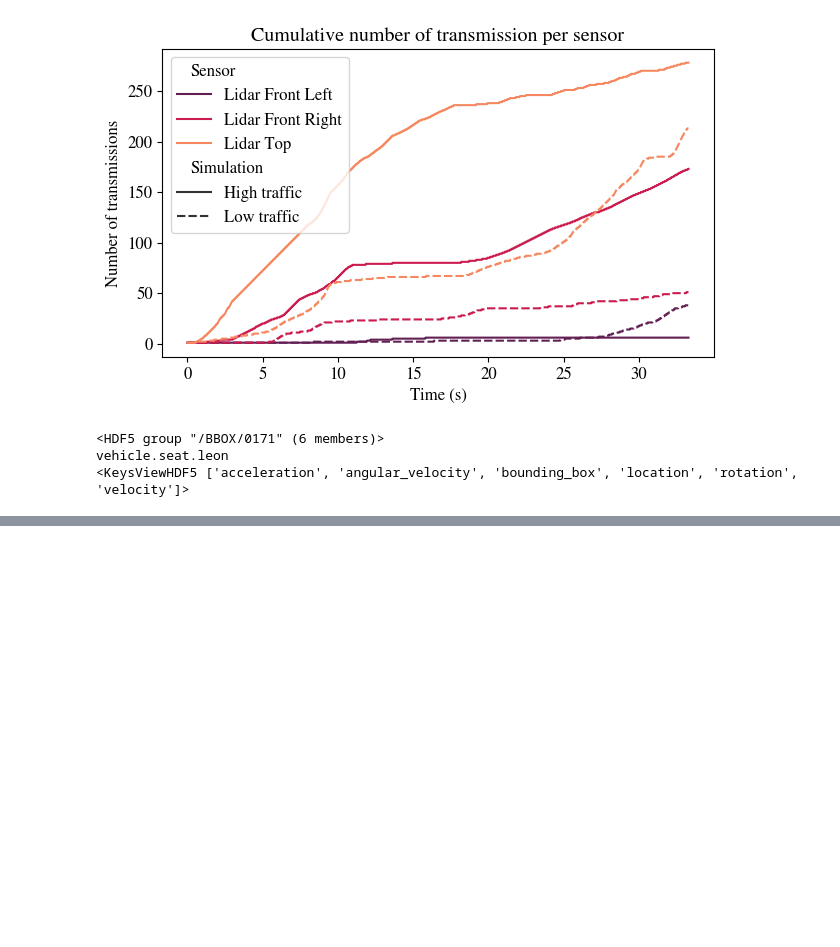
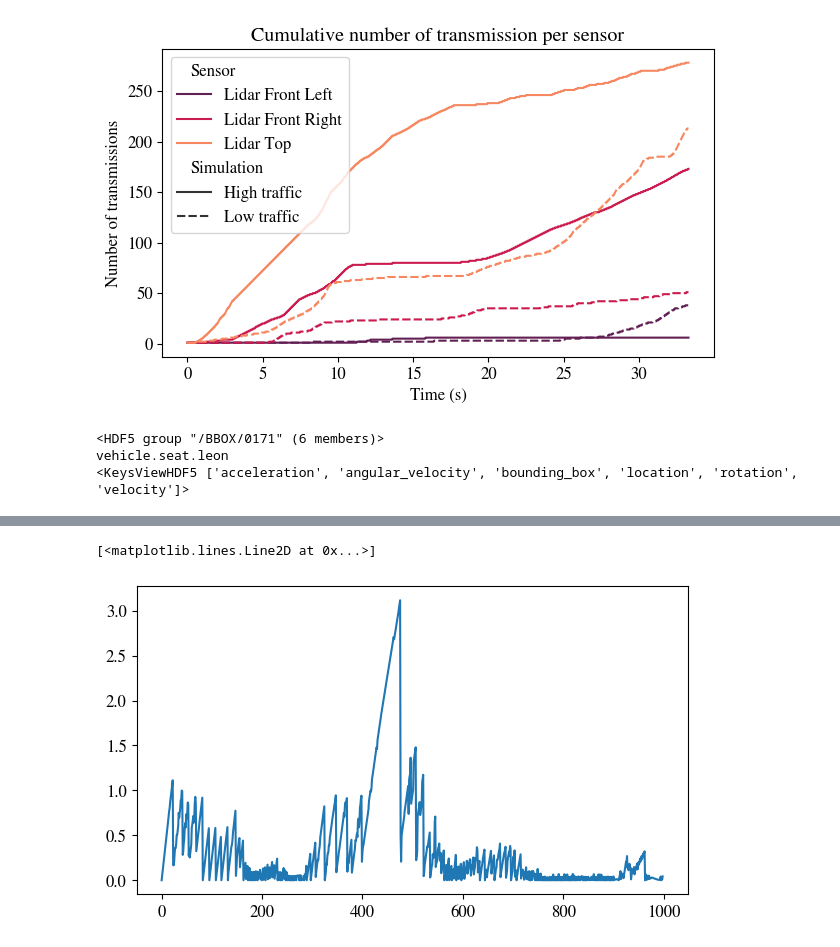
Before and after one commit to FilippoBragato/pqos-correlation, a Jupyter notebook: test.ipynb, the cells around one changed output, grey strips where cells are left out. Cells and saved outputs as stored; diff of their text form; code cells hidden in the pictures; blank space fills up the shorter version.

Commit message:
add simulation stats

```diff
--- a/test.ipynb
+++ b/test.ipynb
@@ -1664,0 +1709,10 @@ NameError: name 'o3d' is not defined
+# %%
+simlow = Simulation("t3low", Weather.Clear, Time.Sunset, [Sensor.LT, Sensor.LFL, Sensor.LFR], verbose=False, visualize=True)
+simlow.simulate()
+simhigh = Simulation("t3high", Weather.Clear, Time.Sunset, [Sensor.LT, Sensor.LFL, Sensor.LFR], verbose=False, visualize=True)
+simhigh.simulate()
+# %%
+plt.plot(simlow.score_data["distance"]["pedestrian"])
+# %% [output]
+[<matplotlib.lines.Line2D at 0x...>]
+[figure, added]
```
Also changed, not shown: parts of 9 cells of this notebook, 1 other file.
